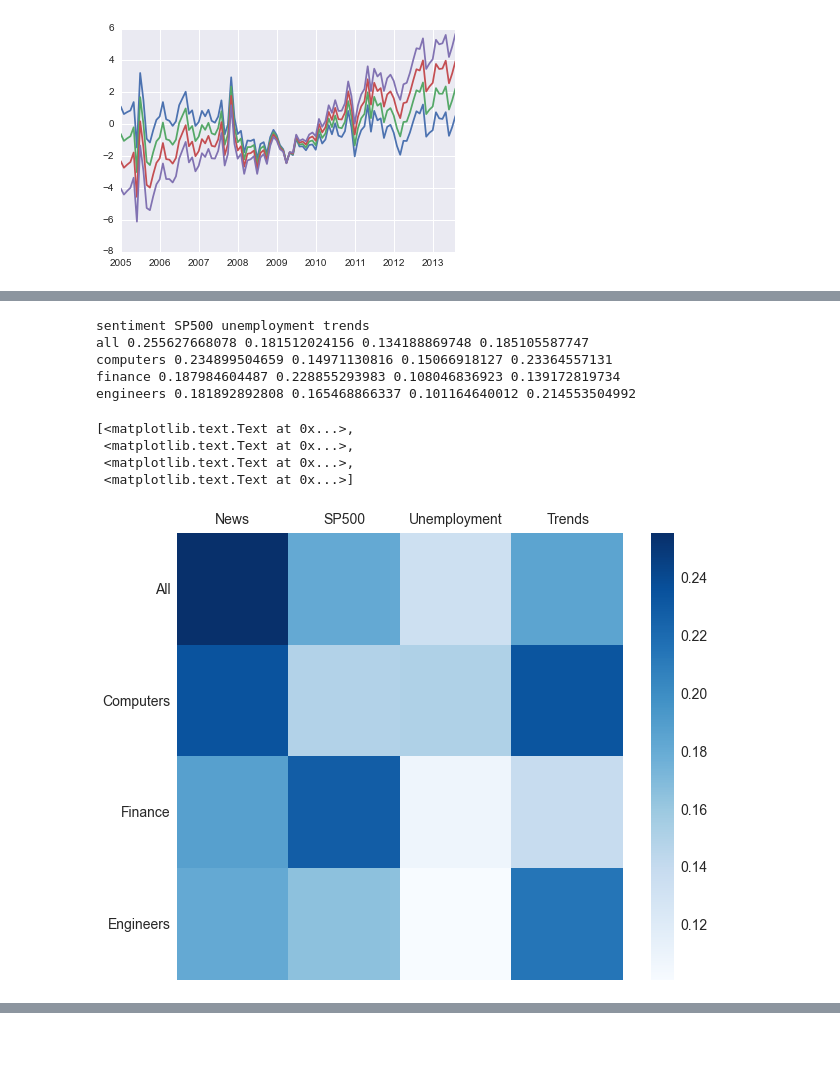
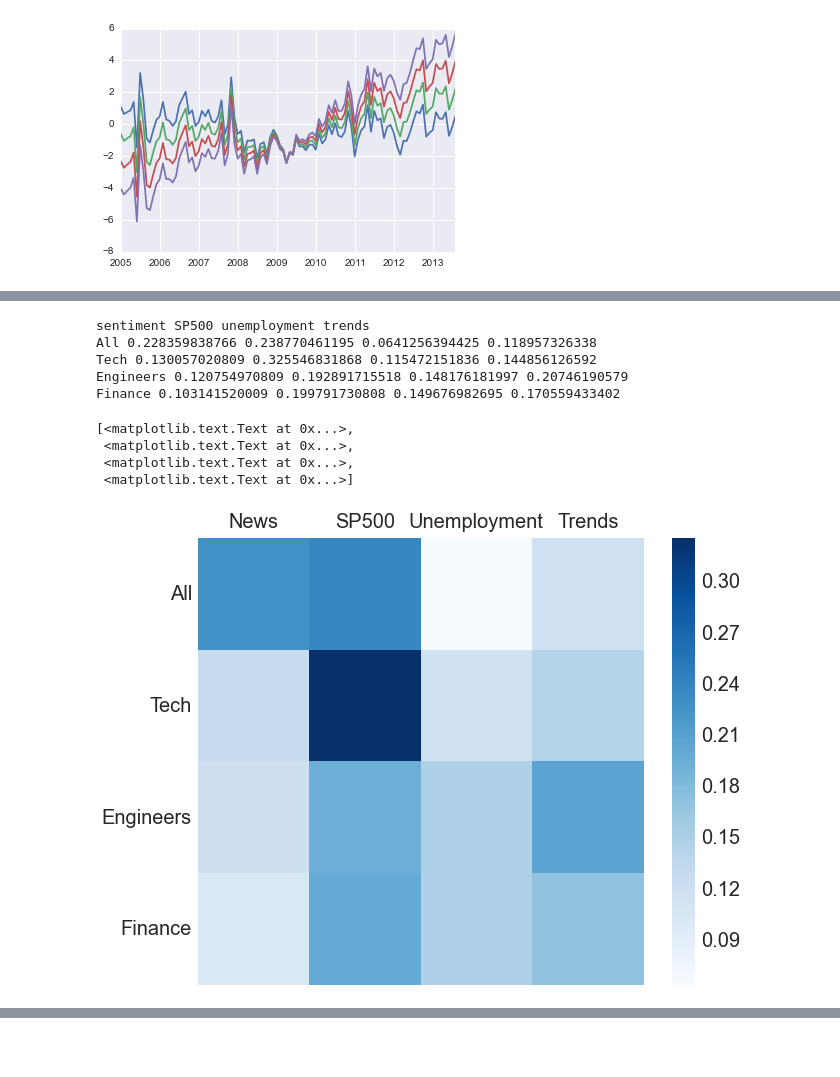
Before and after one commit to ahbauer/insight, a Jupyter notebook: notebooks/H1B.ipynb, the cells around one changed output, grey strips where cells are left out. Saved outputs shown, nothing was run; the diff lists cells and outputs as text; code cells hidden in the pictures.

```diff
--- a/notebooks/H1B.ipynb
+++ b/notebooks/H1B.ipynb
@@ -350,7 +376,7 @@ plt.ylabel('Normalized Rates',fontsize=16)
 #     print 'm mean {0}, median {1}, stddev {2}'.format(np.mean(ms_trend[term]),np.median(ms_trend[term]),np.std(ms_trend[term]))
 #     print 'b mean {0}, median {1}, stddev {2}'.format(np.mean(bs_trend[term]),np.median(bs_trend[term]),np.std(bs_trend[term]))
 #     plt.hist(lags_trend[term],label=term, alpha=0.5)
-lags_trend, ms_trend, bs_trend = find_lag(trend_series_tot.resample('A'))
+lags_trend, ms_trend, bs_trend = find_lag(pandas.rolling_mean(trend_series_tot.resample('M'),12)['2005-01':],fit_line=True)
 print 'lag mean {0}, median {1}, stddev {2}'.format(np.mean(lags_trend),np.median(lags_trend),np.std(lags_trend))
 print 'm mean {0}, median {1}, stddev {2}'.format(np.mean(ms_trend),np.median(ms_trend),np.std(ms_trend))
 print 'b mean {0}, median {1}, stddev {2}'.format(np.mean(bs_trend),np.median(bs_trend),np.std(bs_trend))
@@ -394,5 +420,6 @@ plt.legend(loc=4)
 # %%
-lags_sentiment, ms_sentiment, bs_sentiment = find_lag(sentiments_year)
+lags_sentiment, ms_sentiment, bs_sentiment = find_lag(pandas.rolling_mean(sentiments_month,12),fit_line=True)
+#find_lag(sentiments_year['2005-01':],fit_line=True)
 print 'lag mean {0}, median {1}, stddev {2}'.format(np.mean(lags_sentiment),np.median(lags_sentiment),np.std(lags_sentiment))
 print 'm mean {0}, median {1}, stddev {2}'.format(np.mean(ms_sentiment),np.median(ms_sentiment),np.std(ms_sentiment))
 print 'b mean {0}, median {1}, stddev {2}'.format(np.mean(bs_sentiment),np.median(bs_sentiment),np.std(bs_sentiment))
@@ -446,5 +454,5 @@ empl_year.plot()
 # %%
-lags_empl, ms_empl, bs_empl = find_lag(empl_year, fit_line=True)
+lags_empl, ms_empl, bs_empl = find_lag(empl_year['2005-01':], fit_line=True)
 print 'lag mean {0}, median {1}, stddev {2}'.format(np.mean(lags_empl),np.median(lags_empl),np.std(lags_empl))
 print 'm mean {0}, median {1}, stddev {2}'.format(np.mean(ms_empl),np.median(ms_empl),np.std(ms_empl))
 print 'b mean {0}, median {1}, stddev {2}'.format(np.mean(bs_empl),np.median(bs_empl),np.std(bs_empl))
@@ -521,10 +529,11 @@ sents_model.reindex(indices).plot()
 # %%
 importances = {}
 # %%
-# itype = np.ones(len(ifinance),dtype='bool')
-# itype = ifinance
-# itype = iengineers
-itype = icomputers
+# itype, itype_str = np.ones(len(ifinance),dtype='bool'), 'all'
+# itype, itype_str = ifinance, 'finance'
+# itype, itype_str = iengineers, 'engineers'
+# itype, itype_str = icomputers, 'computers'
+
 
 month_series_norm =  (df[itype]['n_workers'].resample('M',how='sum')['2004':'2014-09-01']-norm_mean)/norm_std
 #month_series_norm = ( (df['n_workers'].resample('M',how='sum')['2004':'2014-09-01']-norm_mean)/norm_std )
@@ -663,39 +651,45 @@ plt.setp(plt.gca().get_legend().get_texts(), fontsize='14')
 # %%
 print 'sentiment SP500 unemployment trends'
-imp_matrix = np.zeros((4,4))
-for j,i in enumerate(importances.keys()):
+imp_matrix = np.zeros((4,6))
+strlist = itype_strs[::-1]
+for j,i in enumerate(strlist):
     imp_matrix[j,0] = importances[i][0]+importances[i][4]
     imp_matrix[j,1] = importances[i][1]+importances[i][5]
     imp_matrix[j,2] = importances[i][2]+importances[i][6]
     imp_matrix[j,3] = importances[i][3]+importances[i][7]
+    imp_matrix[j,4] = importances[i][8]
+    imp_matrix[j,5] = importances[i][9]
     print '{0} {1} {2} {3} {4}'.format(i,importances[i][0]+importances[i][4],importances[i][1]+importances[i][5],
                                        importances[i][2]+importances[i][6],importances[i][3]+importances[i][7])
+#print imp_matrix
+joblib.dump((strlist,imp_matrix), '/Users/bauer/insight/teleborder/data/importance.pkl', compress=9)
+
 fig = plt.figure(figsize=(10,8))
 ax0 = fig.add_subplot(111)
-heatmap = ax0.pcolor(imp_matrix,cmap=plt.cm.Blues)
-cbar = fig.colorbar(heatmap,ax=ax0)
-cbar.ax.tick_params(labelsize=14)
-ax0.set_xticks(np.arange(imp_matrix.shape[0])+0.5, minor=False)
-ax0.set_yticks(np.arange(imp_matrix.shape[1])+0.5, minor=False)
-column_labels = ['All','Computers','Finance','Engineers']
+heatmap = ax0.pcolor(imp_matrix[:,0:4],cmap=plt.cm.Blues)
+cbar = fig.colorbar(heatmap)
+cbar.ax.tick_params(labelsize=20)
+ax0.set_xticks(np.arange(4)+0.5, minor=False)
+ax0.set_yticks(np.arange(4)+0.5, minor=False)
+column_labels = strlist
 row_labels = ['News','SP500','Unemployment','Trends']
 # want a more natural, table-like display
 ax0.invert_yaxis()
 ax0.xaxis.tick_top()
-ax0.set_xticklabels(row_labels, minor=False,fontsize=14)
-ax0.set_yticklabels(column_labels, minor=False,fontsize=14)
+ax0.set_xticklabels(row_labels, minor=False,fontsize=20)
+ax0.set_yticklabels(column_labels, minor=False,fontsize=20)
 #plt.title('Feature weights by job sector',fontsize=16)
 # %% [output]
 sentiment SP500 unemployment trends
-all 0.255627668078 0.181512024156 0.134188869748 0.185105587747
-computers 0.234899504659 0.14971130816 0.15066918127 0.23364557131
-finance 0.187984604487 0.228855293983 0.108046836923 0.139172819734
-engineers 0.181892892808 0.165468866337 0.101164640012 0.214553504992
+All 0.228359838766 0.238770461195 0.0641256394425 0.118957326338
+Tech 0.130057020809 0.325546831868 0.115472151836 0.144856126592
+Engineers 0.120754970809 0.192891715518 0.148176181997 0.20746190579
+Finance 0.103141520009 0.199791730808 0.149676982695 0.170559433402
 [<matplotlib.text.Text at 0x...>,
  <matplotlib.text.Text at 0x...>,
  <matplotlib.text.Text at 0x...>,
  <matplotlib.text.Text at 0x...>]
-[figure, old version]
+[figure, new version]
 # %%
 #predict_dates = month_series.index
 #predict_dates = pandas.date_range('2005-01-01', periods=130, freq='M')
```
Also changed, not shown: parts of 24 cells of this notebook, 1 other file.
